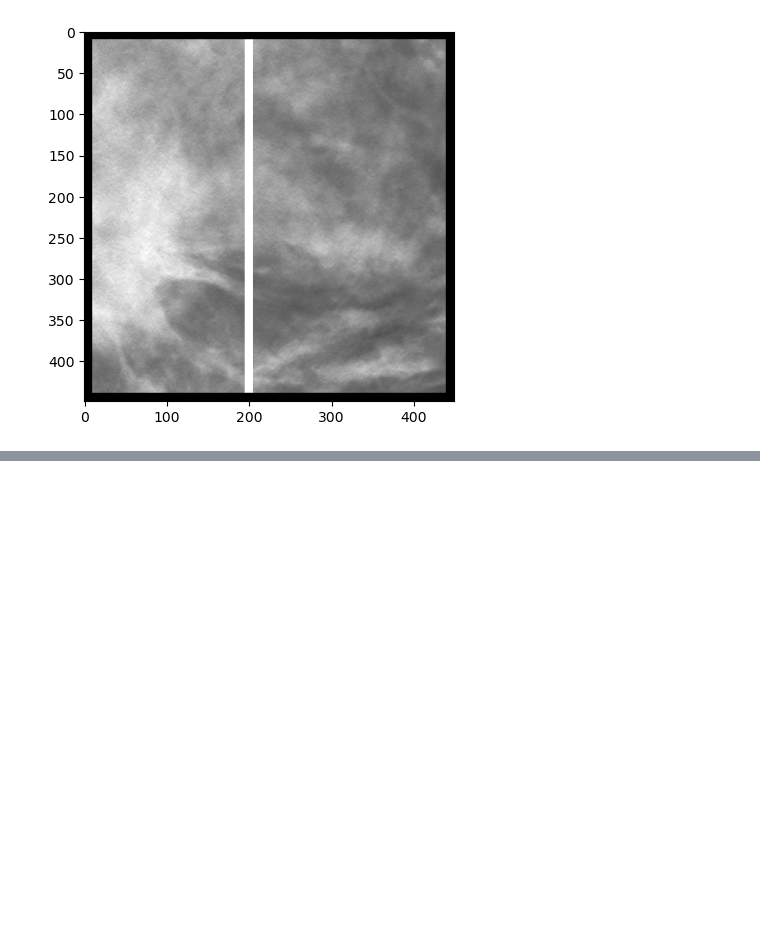
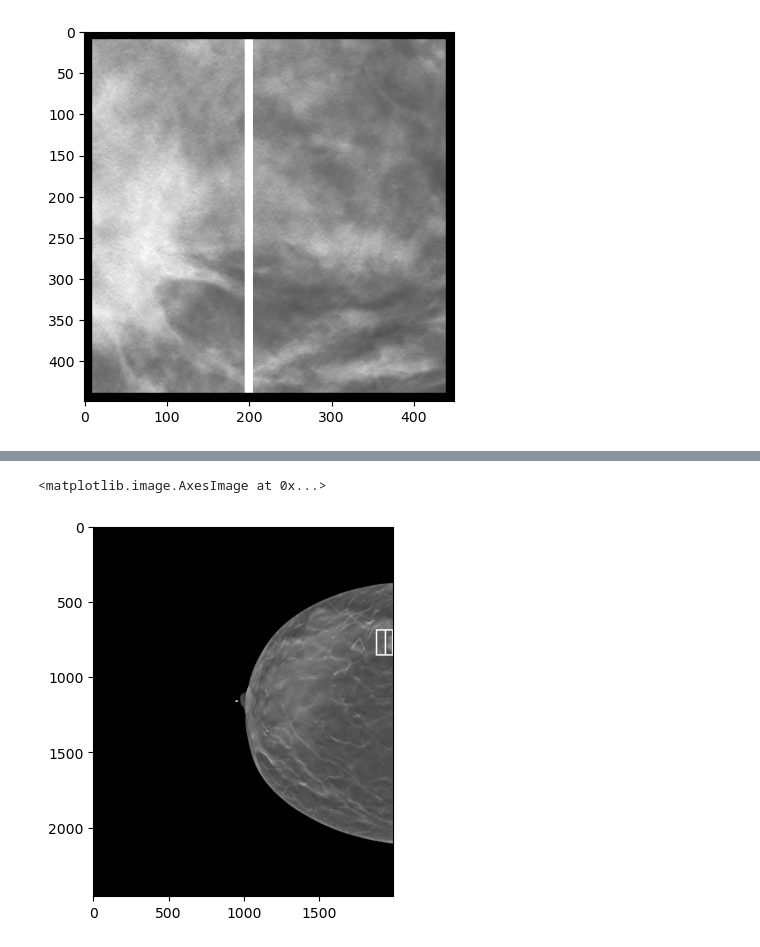
Before and after one commit to andreaberti11235/DBT_utils_script, a Jupyter notebook: dcm_to_png_crop_test.ipynb, the cells around one changed output, grey strips where cells are left out. Cells and saved outputs as stored; diff of their text form; code cells hidden in the pictures; blank space fills up the shorter version.

```diff
--- a/dcm_to_png_crop_test.ipynb
+++ b/dcm_to_png_crop_test.ipynb
@@ -301,0 +342,13 @@ plt.imshow(mass_cropped, cmap='gray')
+# %%
+max_dim = np.maximum(width, height)
+# %%
+if width >= height:
+    y = idx_square_box(y, height, max_dim)
+else:
+    x = idx_square_box(x, width, max_dim)
+# %%
+img_bbox = draw_box(image=npy_img[slice, :, :], x=x, y=y, width=max_dim, height=max_dim, lw=10)
+plt.imshow(img_bbox, cmap='gray')
+# %% [output]
+<matplotlib.image.AxesImage at 0x...>
+[figure, added]
```
Also changed, not shown: parts of 12 cells of this notebook.
